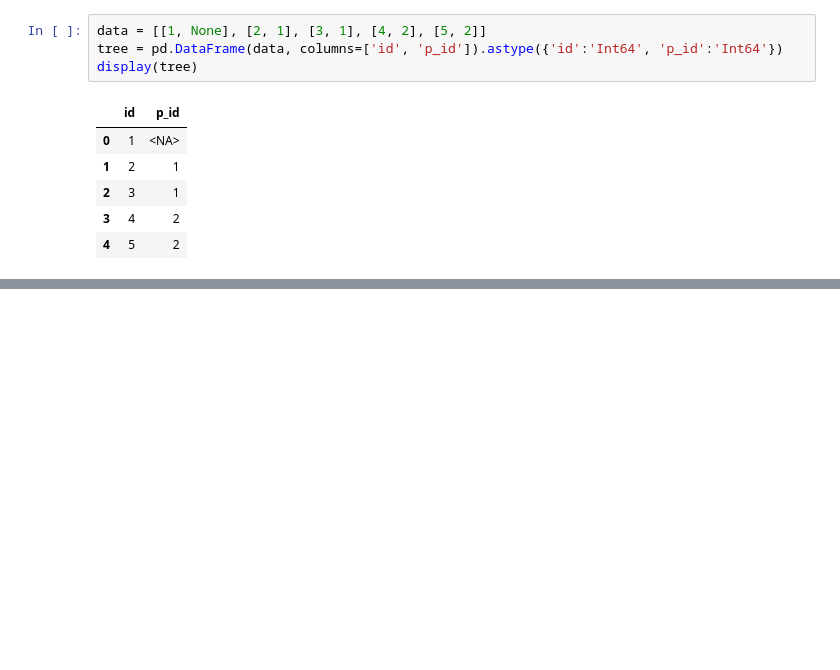
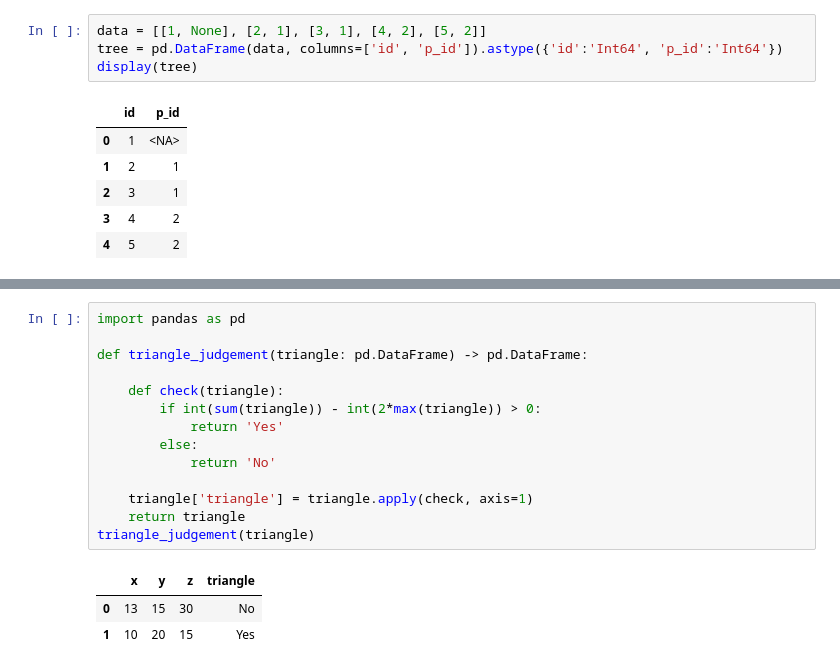
Before and after one commit to eagles0924/liveCodingTest, a Jupyter notebook: pandas_0824.ipynb, the cells around one changed output, grey strips where cells are left out. Cells and saved outputs as stored; diff of their text form; blank space fills up the shorter version.

```diff
--- a/pandas_0824.ipynb
+++ b/pandas_0824.ipynb
@@ -170,0 +261,18 @@ False
+# %%
+import pandas as pd
+
+def triangle_judgement(triangle: pd.DataFrame) -> pd.DataFrame:
+
+    def check(triangle):
+        if int(sum(triangle)) - int(2*max(triangle)) > 0:
+            return 'Yes'
+        else:
+            return 'No'
+
+    triangle['triangle'] = triangle.apply(check, axis=1)
+    return triangle
+triangle_judgement(triangle)
+# %% [output]
+|  | x | y | z | triangle |
+| 0 | 13 | 15 | 30 | No |
+| 1 | 10 | 20 | 15 | Yes |
```
Also changed, not shown: parts of 16 cells of this notebook.
